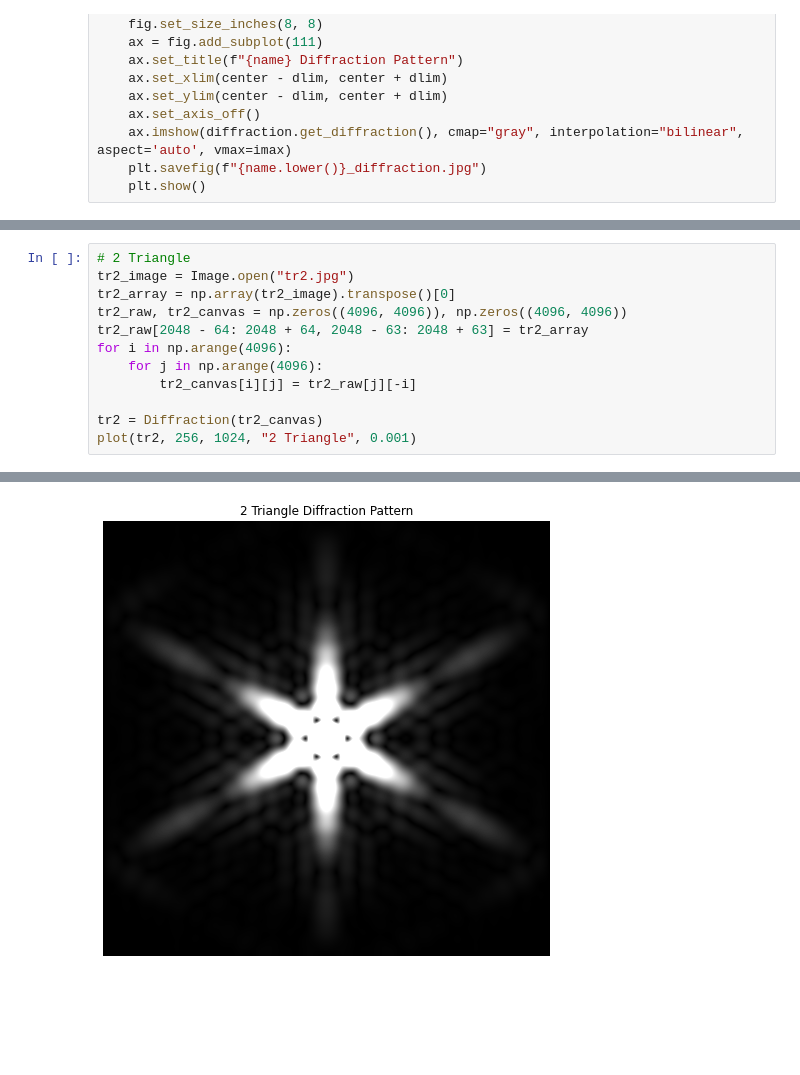
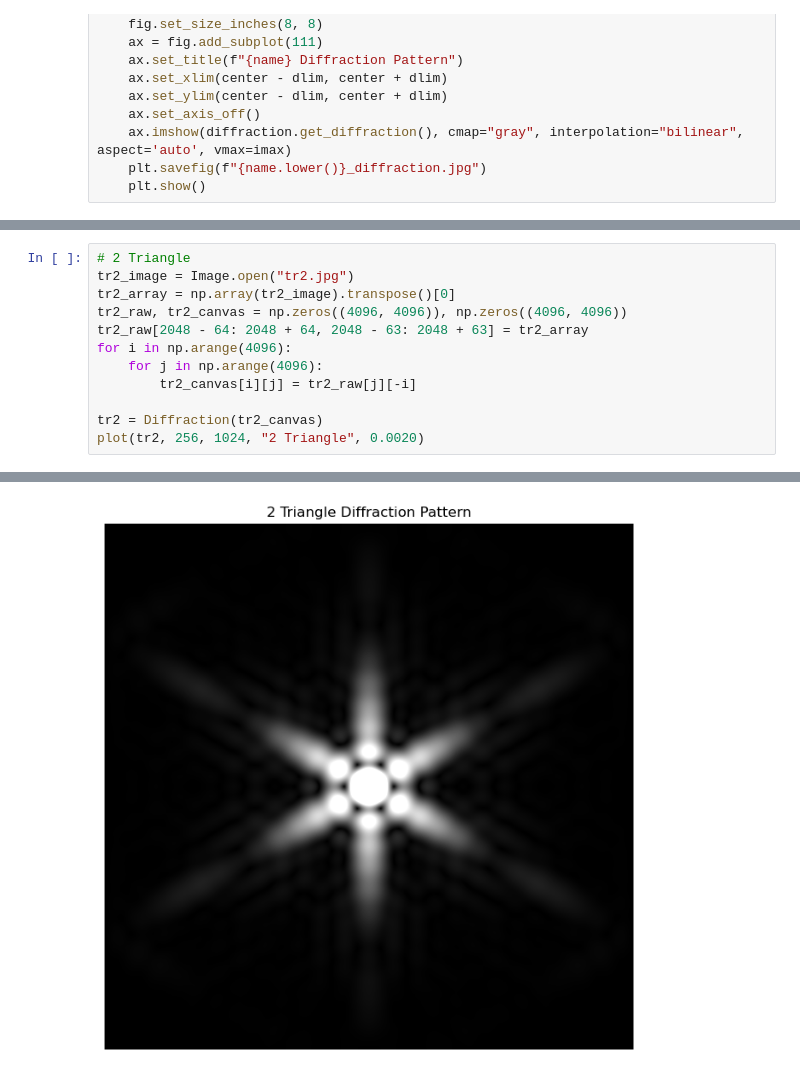
Before and after one commit to ljs-233233/5cl-capstone, a Jupyter notebook: diffraction_simulation.ipynb, the cells around one changed output, grey strips where cells are left out. Drawn from its saved outputs; the diff is of its cells as text; blank space fills up the shorter version.

Commit message:
adding images

```diff
--- a/diffraction_simulation.ipynb
+++ b/diffraction_simulation.ipynb
@@ -232,5 +232,5 @@ for i in np.arange(4096):
         tr2_canvas[i][j] = tr2_raw[j][-i]
 
 tr2 = Diffraction(tr2_canvas)
-plot(tr2, 256, 1024, "2 Triangle", 0.001)
+plot(tr2, 256, 1024, "2 Triangle", 0.0020)
 # %% [output]
@@ -238,4 +238,4 @@ plot(tr2, 256, 1024, "2 Triangle", 0.001)
-[figure, old version]
+[figure, new version]
 # %%
 # 2 Hexagon
 he2_image = Image.open("he2.jpg")
```
Also changed, not shown: parts of 12 cells of this notebook, 28 other files.
